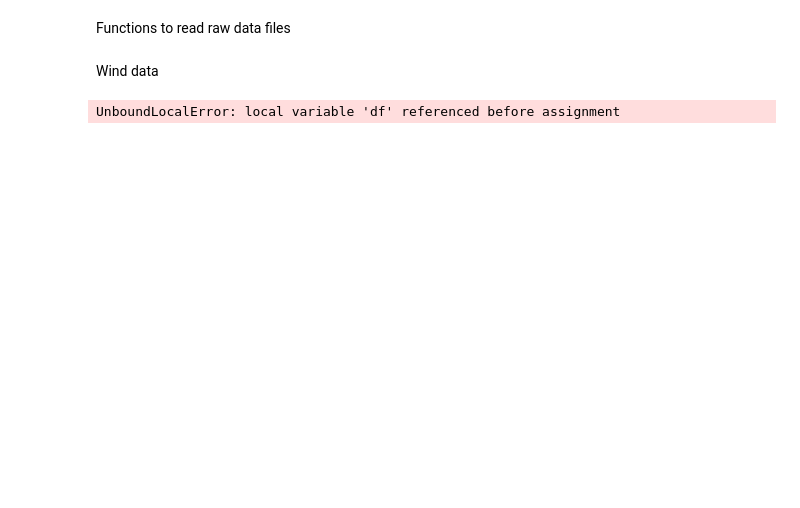
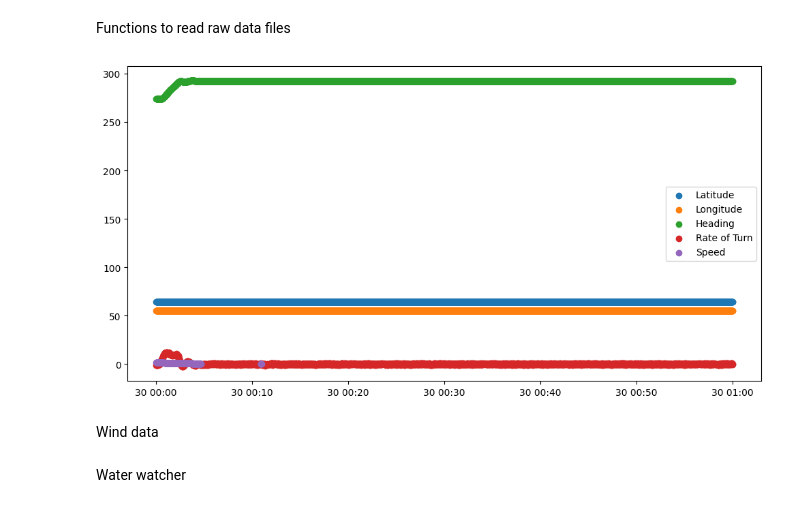
Before and after one commit to irene146/SDA_IMC, a Jupyter notebook: L0_SDA_notebook.ipynb, the cells around one changed output. Drawn from its saved outputs; the diff is of its cells as text; code cells hidden in the pictures; blank space fills up the shorter version.

Commit message:
read cr6 and merge gps

```diff
--- a/L0_SDA_notebook.ipynb
+++ b/L0_SDA_notebook.ipynb
@@ -185,11 +192,24 @@ def read_hdg_file(filepath):
     df = pd.DataFrame(data)
     return df.set_index('datetime')
 # %%
-nmea_hdg_df = read_hdg_file('C:/Users/ica/OneDrive - Plymouth Marine Laboratory/vscode/EC_co2_flux/EC flux processing/SDA_IMC/data/Underway/2024-06-04T18-00-00Z-hdg.txt')
+nmea_hdg_df = read_hdg_file('C:/Users/ENV/OneDrive - Plymouth Marine Laboratory/vscode/EC_co2_flux/EC flux processing/SDA_IMC/data_piccolo_sample/Underway/2024/01/30/2024-01-30T00-00-00Z-hdg.txt')
 # %%
-nmea_gps_df = read_gps_file('C:/Users/ica/OneDrive - Plymouth Marine Laboratory/vscode/EC_co2_flux/EC flux processing/SDA_IMC/data/Underway/2024-06-04T18-00-00Z-gps.txt')
+nmea_gps_df = read_gps_file('C:/Users/ENV/OneDrive - Plymouth Marine Laboratory/vscode/EC_co2_flux/EC flux processing/SDA_IMC/data_piccolo_sample/Underway/2024/01/30/2024-01-30T00-00-00Z-gps.txt')
 # %%
 # Merge GPS and heading data using datetime index, problem with
+underway_data = pd.merge(nmea_gps_df, nmea_hdg_df, left_index=True, right_index=True, how="outer")
+# %%
+plt.figure(figsize=(12, 6))
+plt.scatter(underway_data.index, underway_data['latitude'])
+plt.scatter(underway_data.index, underway_data['longitude'])
+plt.scatter(underway_data.index, underway_data['heading'])
+plt.scatter(underway_data.index, underway_data['rate_of_turn'])
+plt.scatter(underway_data.index, underway_data['speed'])
+plt.legend(['Latitude', 'Longitude', 'Heading', 'Rate of Turn', 'Speed'])
+
+plt.show()
+# %% [output]
+[figure, added]
 # %% [markdown]
 Wind data
 # %%
@@ -241,9 +257,11 @@ def read_cr6_data(df_raw):
 
     return result_df
 # %%
-for filename  in cr6_name:
-    df= pd.read_csv(data_dir + '\\CR6\\' + filename, skiprows=1, delimiter = ',')
+# Process the CR6 data
+for filename in cr6_name:
+    df = pd.read_csv(os.path.join(data_dir, 'CR6', filename), skiprows=1, delimiter=',')
     df = df.iloc[2:].reset_index(drop=True)
     df_cr6 = read_cr6_data(df)
+    break
-# %% [output]
-UnboundLocalError: local variable 'df' referenced before assignment
+# %% [markdown]
+Water watcher
```
Also changed, not shown: parts of 7 cells of this notebook.
